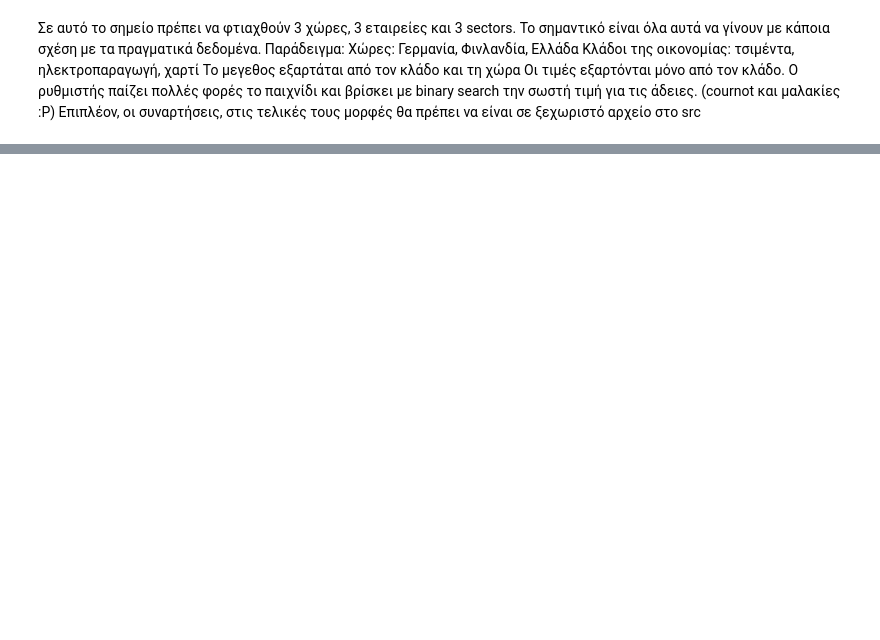
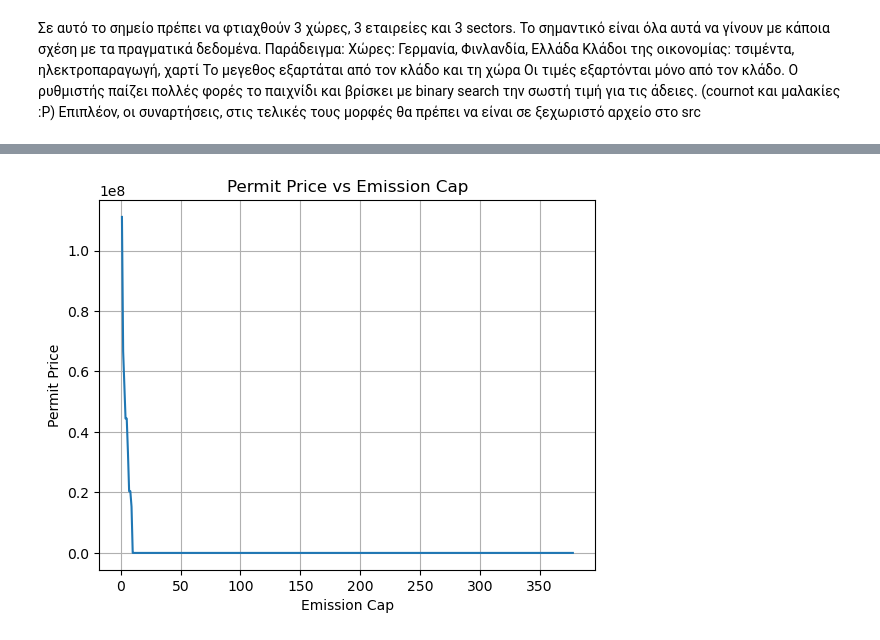
Before and after one commit to kwpap/Diplomatiki_kwpap_step_1, a Jupyter notebook: 2024 Project v2/notebook/02_three_firms_per_sector.ipynb, the cells around one changed output, grey strips where cells are left out. Saved outputs shown, nothing was run; the diff lists cells and outputs as text; code cells hidden in the pictures; blank space fills up the shorter version.

```diff
--- a/2024 Project v2/notebook/02_three_firms_per_sector.ipynb
+++ b/2024 Project v2/notebook/02_three_firms_per_sector.ipynb
@@ -303,7 +305,7 @@ def calculate_output(firm, firms, regulator, dummy_sector, verbose=False, writeL
 
     #print("Price to demand Function: {}".format(price_demand_function.subs(x, sum_other_outputs + out)))
     income = (price_demand_function.subs(x, sum_other_outputs + out) - production_cost_function.subs(x, out))*out
-    abatement = -abatement_cost_function.subs(x, out - em)
+    abatement = -abatement_cost_function.subs({x: out - em, y: em})
     trading = - permit_price * (em -free_emission_multiplier * out)
     profit_expr = income + abatement + trading
     # print("Profit Expression: {}".format(profit_expr))
@@ -332,7 +336,7 @@ Output: 41.08356010355162, Emission: 40.860174949036114, Profit: 168.29656744365
 import math
 import sys
 
-def optimize_them_all(firms, dummy_market, print_output=True,print_diff=False, presicion = 0.01):
+def optimize_them_all(firms, dummy_market, print_output=True,print_diff=False, presicion = 0.1):
     repeat = True
 
     while repeat:
@@ -356,4 +360,4 @@ def optimize_them_all(firms, dummy_market, print_output=True,print_diff=False, p
             sys.stdout.flush()
 
 
-optimize_them_all(list(firm_registry.values()), Regulator1, print_output=False, print_diff=True)
+#optimize_them_all(list(firm_registry.values()), Regulator1, print_output=False, print_diff=True)
@@ -417,0 +423,13 @@ firm9 118.58266815136163 118.58266815136163 7790.374477914302
+# %%
+import matplotlib.pyplot as plt
+import numpy as np
+import sympy as sp
+
+# Create a plot for the permit price with respect to the emission cap 10 samples between 0 and 200
+z = np.concatenate([np.linspace(1, 20, 20), np.linspace(20, 200, 10), np.linspace(200, 1000, 10), np.linspace(1000, 10000, 10)])
+zz = []
+
+for i in z:
+
+    Regulator1.emission_cap = i  # Ensure the emission cap is a SymPy Float
+    zz.append(regulator_problem(list(firm_registry.values()), Regulator1, presicion= 1, permit_price_tolerance= 0.5, x_high = 1000000000000))
@@ -417,0 +455,10 @@ firm9 118.58266815136163 118.58266815136163 7790.374477914302
+# %%
+# Plot the results
+plt.plot(z[:33], zz[:])
+plt.xlabel('Emission Cap')
+plt.ylabel('Permit Price')
+plt.title('Permit Price vs Emission Cap')
+plt.grid(True)
+plt.show()
+# %% [output]
+[figure, added]
```
Also changed, not shown: parts of 6 cells of this notebook, 13 other files.
